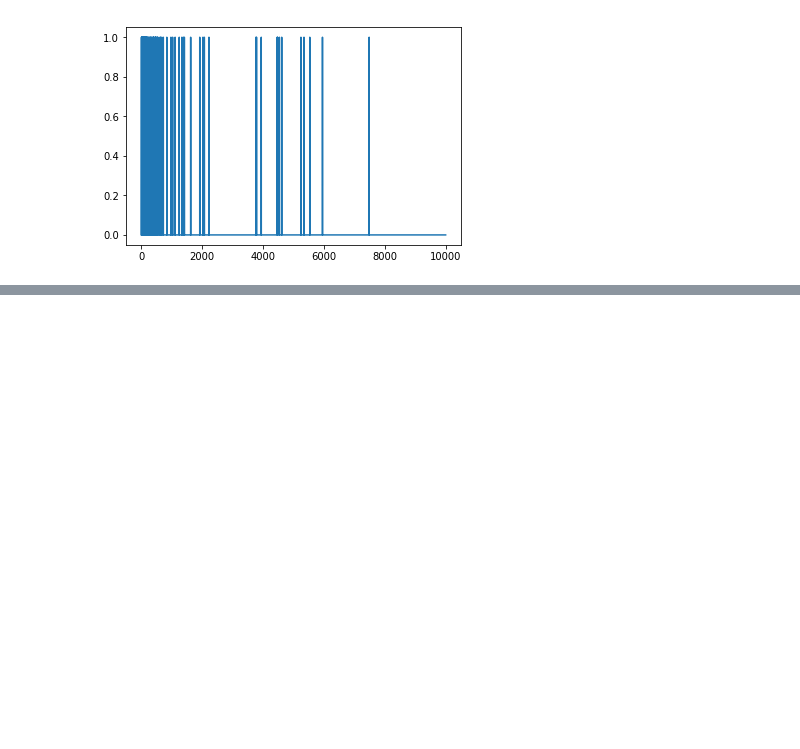
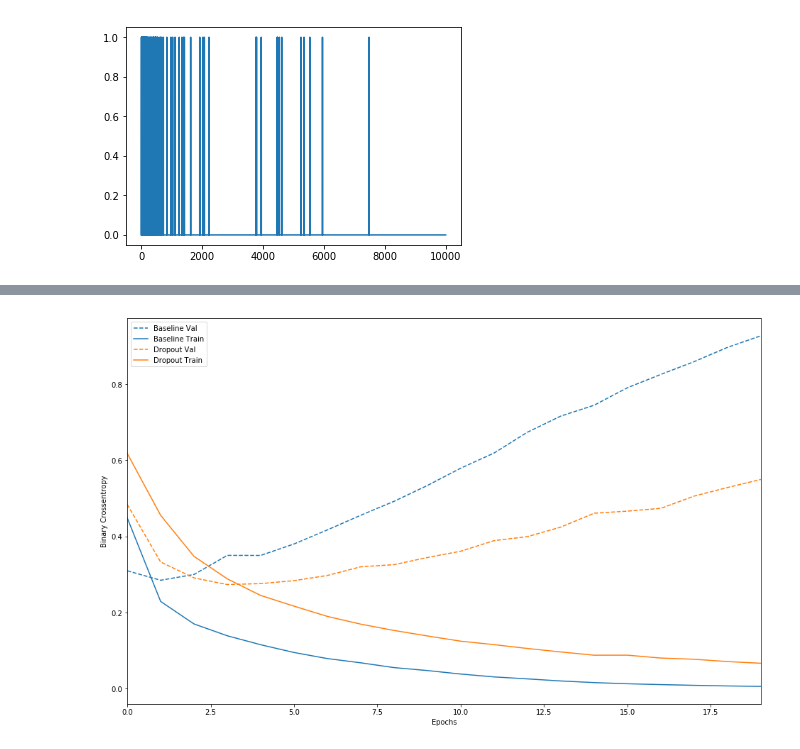
Before and after one commit to AlanItzep/DL, a Jupyter notebook: overfitting_unverfitting.ipynb, the cells around one changed output, grey strips where cells are left out. Drawn from its saved outputs; the diff is of its cells as text; code cells hidden in the pictures; blank space fills up the shorter version.

```diff
--- a/overfitting_unverfitting.ipynb
+++ b/overfitting_unverfitting.ipynb
@@ -209,0 +256,18 @@ l2_model=keras.models.Sequentila([
+# %%
+dpt_model=keras.models.Sequential([
+    keras.layers.Dense(16,activation=tf.nn.relu,input_shape=(NUM_WORDS,)),
+    keras.layers.Dropout(0.5),
+    keras.layers.Dense(16,activation=tf.nn.relu),
+    keras.layers.Dropout(0.5),
+    keras.layers.Dense(1,activation=tf.nn.sigmoid)
+])
+
+dpt_model.compile(optimizer='adam',
+                 loss='binary_crossentropy',
+                 metrics=['accuracy','binary_crossentropy'])
+
+dpt_model_history=dpt_model.fit(train_data,train_labels,
+                               epochs=20,
+                               batch_size=512,
+                               validation_data=(test_data,test_labels),
+                               verbose=2)
@@ -209,0 +292,5 @@ l2_model=keras.models.Sequentila([
+# %%
+plot_history([('baseline',baseline_history),
+             ('dropout',dpt_model_history)])
+# %% [output]
+[figure, added]
```
Also changed, not shown: parts of 12 cells of this notebook.
